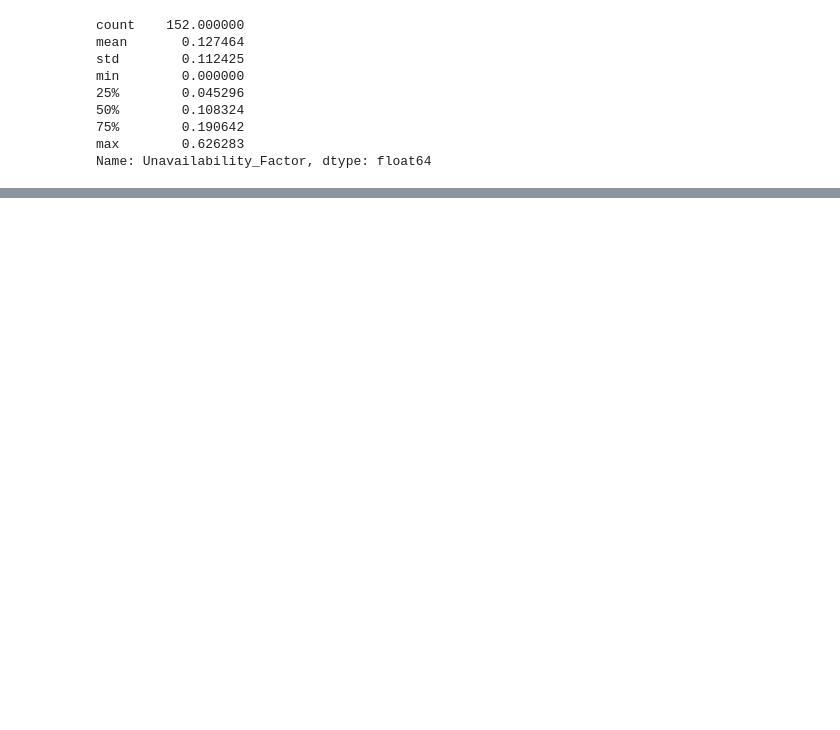
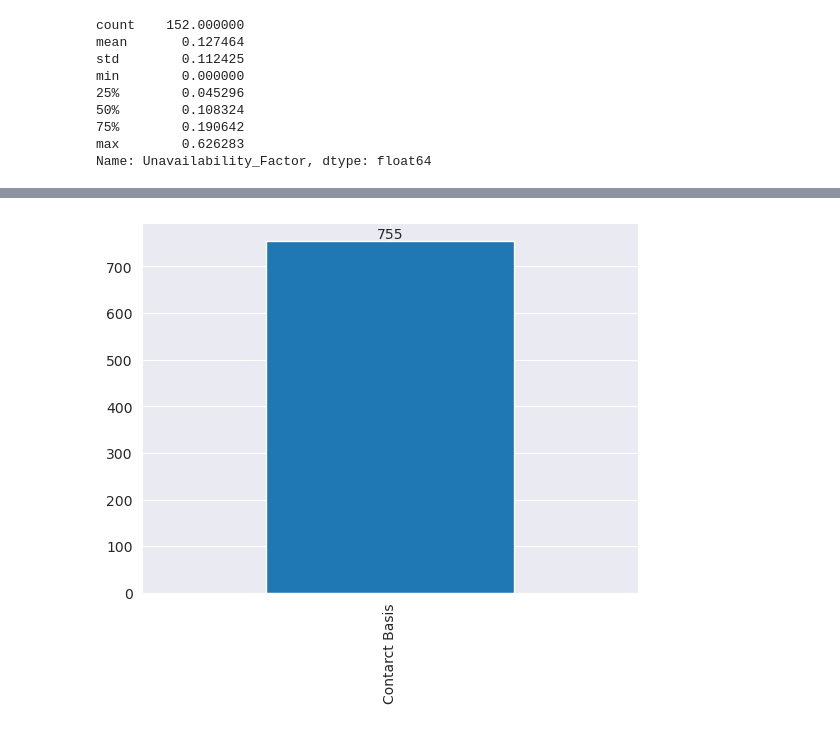
Before and after one commit to pcperera/attrition, a Jupyter notebook: descriptive-feature-engineering-combined.ipynb, the cells around one changed output, grey strips where cells are left out. Cells and saved outputs as stored; diff of their text form; code cells hidden in the pictures; blank space fills up the shorter version.

```diff
--- a/descriptive-feature-engineering-combined.ipynb
+++ b/descriptive-feature-engineering-combined.ipynb
@@ -294,6 +296,12 @@ y = df_employee_for_modeling['Is_Attrition']
 x_train, x_test, y_train, y_test = train_test_split(x, y, test_size=0.2, random_state=55)
 model = LogisticRegression()
 fitted_model = model.fit(x_train, y_train)
+# %%
+temp_plot = df_employee_for_modeling['Employment_Type'].value_counts().plot(kind='bar')
+temp_plot.bar_label(temp_plot.containers[0], labels=df_employee_for_modeling['Employment_Type'].value_counts())
+plt.show()
+# %% [output]
+[figure, added]
 # %%
 y_predicted = model.predict(x_test)
 accuracy = accuracy_score(y_test, y_predicted)
```
Also changed, not shown: parts of 9 cells of this notebook.
